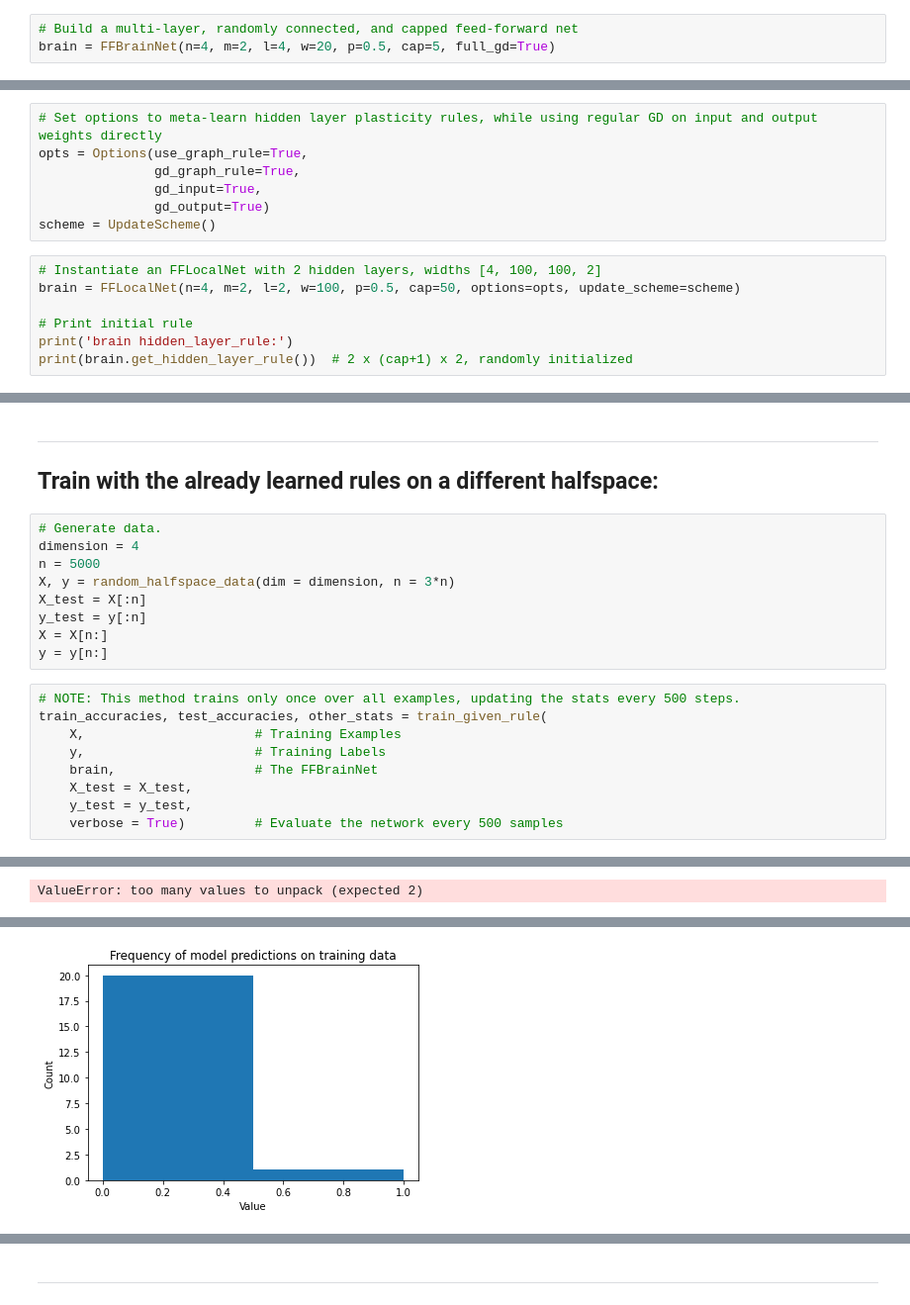
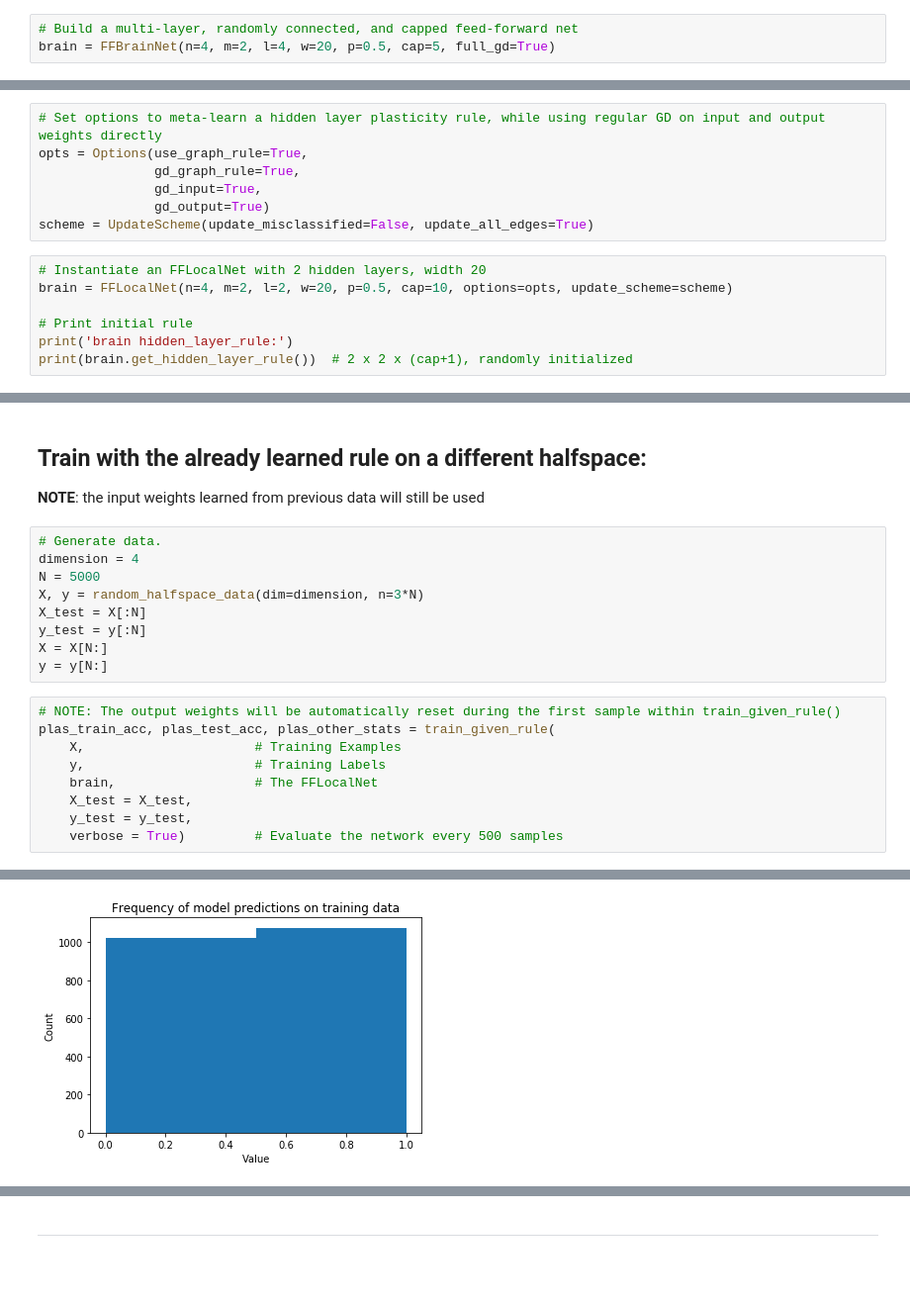
Before and after one commit to saykartik/assemblies, a Jupyter notebook: BrainNet/FFBrainNet Tests.ipynb, the cells around one changed output, grey strips where cells are left out. Shown at 99% size. Saved outputs shown, nothing was run; the diff lists cells and outputs as text; blank space fills up the shorter version.

```diff
--- a/BrainNet/FFBrainNet Tests.ipynb
+++ b/BrainNet/FFBrainNet Tests.ipynb
@@ -78,16 +280,16 @@ y = y[n:]
 # %%
-# Set options to meta-learn hidden layer plasticity rules, while using regular GD on input and output weights directly
+# Set options to meta-learn a hidden layer plasticity rule, while using regular GD on input and output weights directly
 opts = Options(use_graph_rule=True,
                gd_graph_rule=True,
                gd_input=True,
                gd_output=True)
-scheme = UpdateScheme()
+scheme = UpdateScheme(update_misclassified=False, update_all_edges=True)
 # %%
-# Instantiate an FFLocalNet with 2 hidden layers, widths [4, 100, 100, 2]
-brain = FFLocalNet(n=4, m=2, l=2, w=100, p=0.5, cap=50, options=opts, update_scheme=scheme)
+# Instantiate an FFLocalNet with 2 hidden layers, width 20
+brain = FFLocalNet(n=4, m=2, l=2, w=20, p=0.5, cap=10, options=opts, update_scheme=scheme)
 
 # Print initial rule
 print('brain hidden_layer_rule:')
-print(brain.get_hidden_layer_rule())  # 2 x (cap+1) x 2, randomly initialized
+print(brain.get_hidden_layer_rule())  # 2 x 2 x (cap+1), randomly initialized
 # %% [output]
 brain hidden_layer_rule:
@@ -192,21 +431,21 @@ Last outer epoch test_accuracies: [0.946]
 # %% [markdown]
----
-## Train with the already learned rules on a different halfspace:
+## Train with the already learned rule on a **different** halfspace:
+**NOTE**: the input weights learned from previous data will still be used
 # %%
 # Generate data.
 dimension = 4
-n = 5000
-X, y = random_halfspace_data(dim = dimension, n = 3*n)
-X_test = X[:n]
-y_test = y[:n]
-X = X[n:]
-y = y[n:]
+N = 5000
+X, y = random_halfspace_data(dim=dimension, n=3*N)
+X_test = X[:N]
+y_test = y[:N]
+X = X[N:]
+y = y[N:]
 # %%
-# NOTE: This method trains only once over all examples, updating the stats every 500 steps.
-train_accuracies, test_accuracies, other_stats = train_given_rule(
+# NOTE: The output weights will be automatically reset during the first sample within train_given_rule()
+plas_train_acc, plas_test_acc, plas_other_stats = train_given_rule(
     X,                      # Training Examples
     y,                      # Training Labels
-    brain,                  # The FFBrainNet
+    brain,                  # The FFLocalNet
     X_test = X_test,
     y_test = y_test,
     verbose = True)         # Evaluate the network every 500 samples
@@ -231 +469,0 @@ Test Accuracy: 0.4318
-ValueError: too many values to unpack (expected 2)
@@ -233 +471 @@ ValueError: too many values to unpack (expected 2)
-[figure, old version]
+[figure, new version]
```
Also changed, not shown: parts of 33 cells of this notebook.
